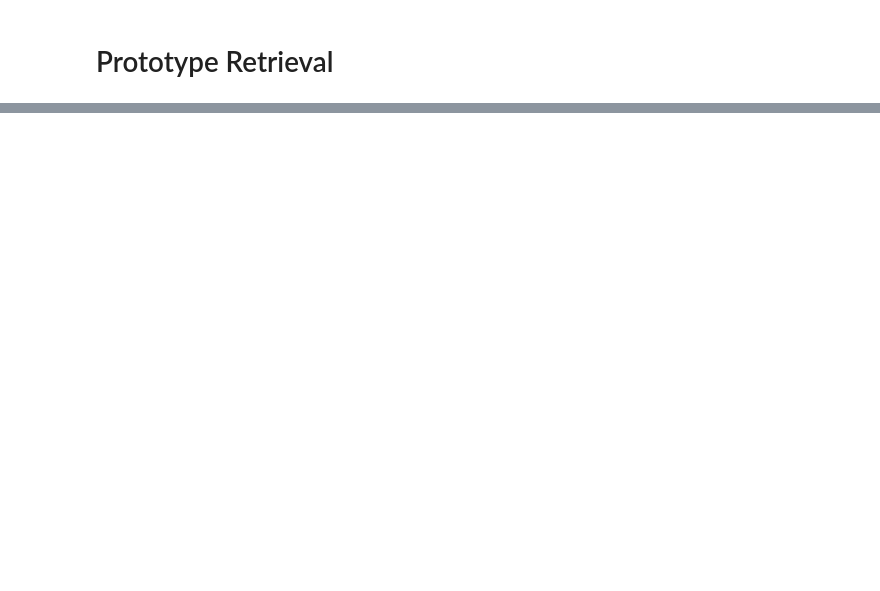
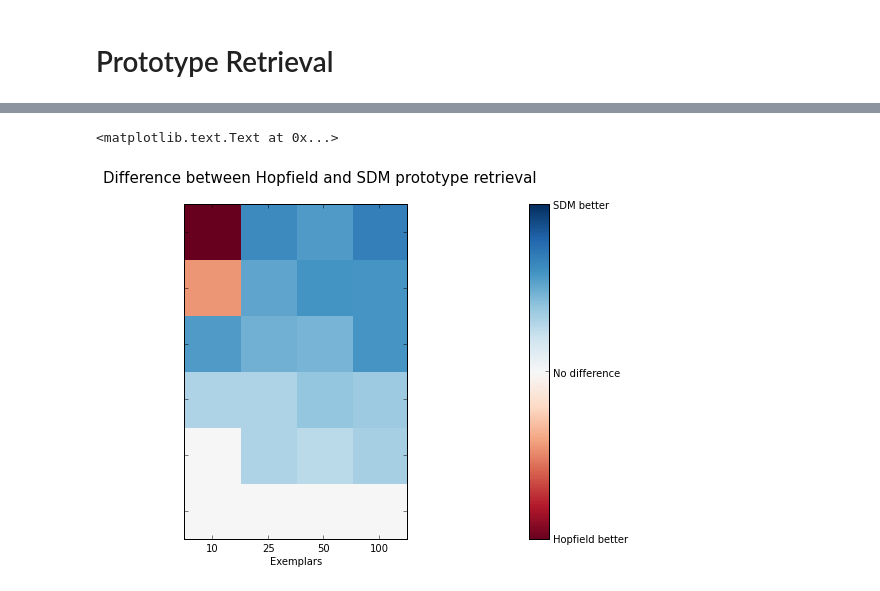
Before and after one commit to berkeley-cocosci/bayes-sdm, a Jupyter notebook: comparisons.ipynb, the cells around one changed output, grey strips where cells are left out. Saved outputs shown, nothing was run; the diff lists cells and outputs as text; code cells hidden in the pictures; blank space fills up the shorter version.

```diff
--- a/comparisons.ipynb
+++ b/comparisons.ipynb
@@ -263,0 +303,30 @@ plt.xlabel("Exemplars")
+# %%
+diff = hop_prototype-sdm_prototype
+diff = np.sign(diff)*(1.5**np.log(np.abs(diff)))
+diffmax = np.max(np.abs(diff))
+plt.clf()
+
+gs = plt.GridSpec(1, 2, width_ratios=[20, 1])
+
+plt.subplot(gs[0])
+im = plt.imshow(
+    diff,
+    cmap='RdBu', interpolation='nearest',
+    vmin=-diffmax, vmax=diffmax,
+    origin='lower')
+plt.xticks(np.arange(prototype_k.size), prototype_k)
+plt.yticks(np.arange(noise.size), [])
+plt.xlabel("Exemplars")
+
+sp = plt.subplot(gs[1])
+cb = plt.colorbar(im, sp)
+cb.set_ticks([-diffmax, 0, diffmax])
+#sp.set_ticks([-diffmax, 0, diffmax])
+sp.set_yticklabels(['Hopfield better',
+		    'No difference',
+		    'SDM better'])
+
+plt.suptitle("Difference between Hopfield and SDM prototype retrieval", fontsize=15)
+# %% [output]
+<matplotlib.text.Text at 0x...>
+[figure, added]
```
Also changed, not shown: parts of 11 cells of this notebook, 2 other files.
